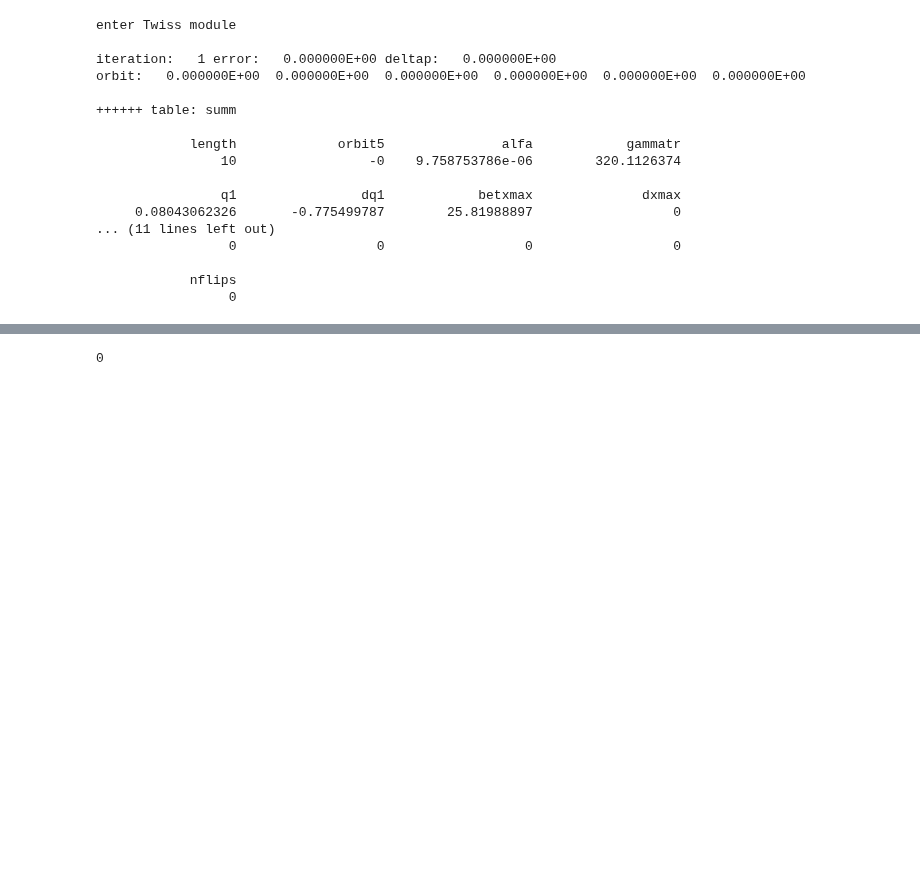
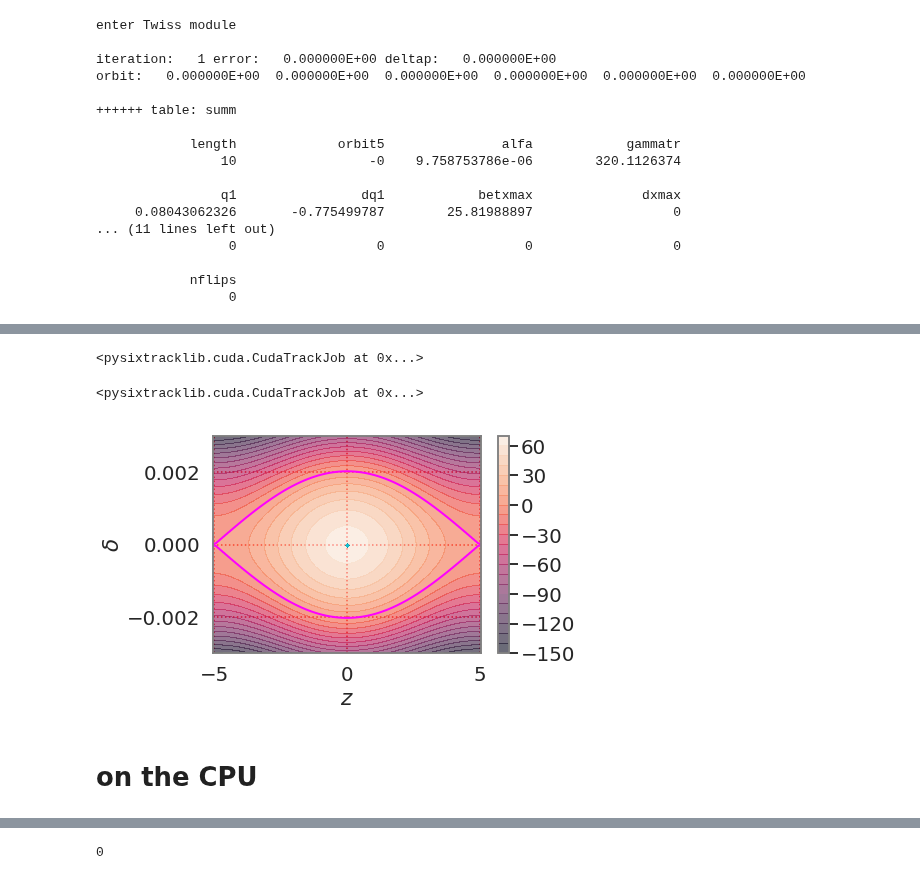
Before and after one commit to aoeftiger/sixtracklib_pyht_playground, a Jupyter notebook: fodo_sc/SixTrackLib_Cavity.ipynb, the cells around one changed output, grey strips where cells are left out. Saved outputs shown, nothing was run; the diff lists cells and outputs as text; code cells hidden in the pictures; blank space fills up the shorter version.

```diff
--- a/fodo_sc/SixTrackLib_Cavity.ipynb
+++ b/fodo_sc/SixTrackLib_Cavity.ipynb
@@ -115,0 +120,2 @@ orbit:   0.000000E+00  0.000000E+00  0.000000E+00  0.000000E+00  0.000000E+00  0
+# %%
+pyst_beam = pyst.Particles.from_ref(num_particles=n_macroparticles, p0c=p0c)
@@ -115,0 +143,8 @@ orbit:   0.000000E+00  0.000000E+00  0.000000E+00  0.000000E+00  0.000000E+00  0
+# %%
+trackjob.track_until(n_turns)
+# %% [output]
+<pysixtracklib.cuda.CudaTrackJob at 0x...>
+# %%
+trackjob.collect()
+# %% [output]
+<pysixtracklib.cuda.CudaTrackJob at 0x...>
@@ -115,0 +154,18 @@ orbit:   0.000000E+00  0.000000E+00  0.000000E+00  0.000000E+00  0.000000E+00  0
+# %%
+rfb = RFBucket(circumference, gamma, m_p, e, [0], 0, [1], [rf_voltage], [np.pi])
+
+plz = np.linspace(*rfb.interval, num=100)
+pldp = np.linspace(-0.003, 0.003, num=100)
+ZZ, DPP = np.meshgrid(plz, pldp)
+HH = rfb.hamiltonian(ZZ, DPP, make_convex=True)
+plt.contourf(ZZ, DPP, HH, 20, alpha=0.6)
+plt.colorbar()
+plt.contour(ZZ, DPP, HH, levels=[0], colors='magenta', linewidths=2)
+for i in range(100):
+    plt.scatter(z[i::n_macroparticles], dp[i::n_macroparticles], s=10, marker='.')
+plt.xlabel(r'$z$')
+plt.ylabel(r'$\delta$');
+# %% [output]
+[figure, added]
+# %% [markdown]
+# on the CPU
```
Also changed, not shown: parts of 15 cells of this notebook.
